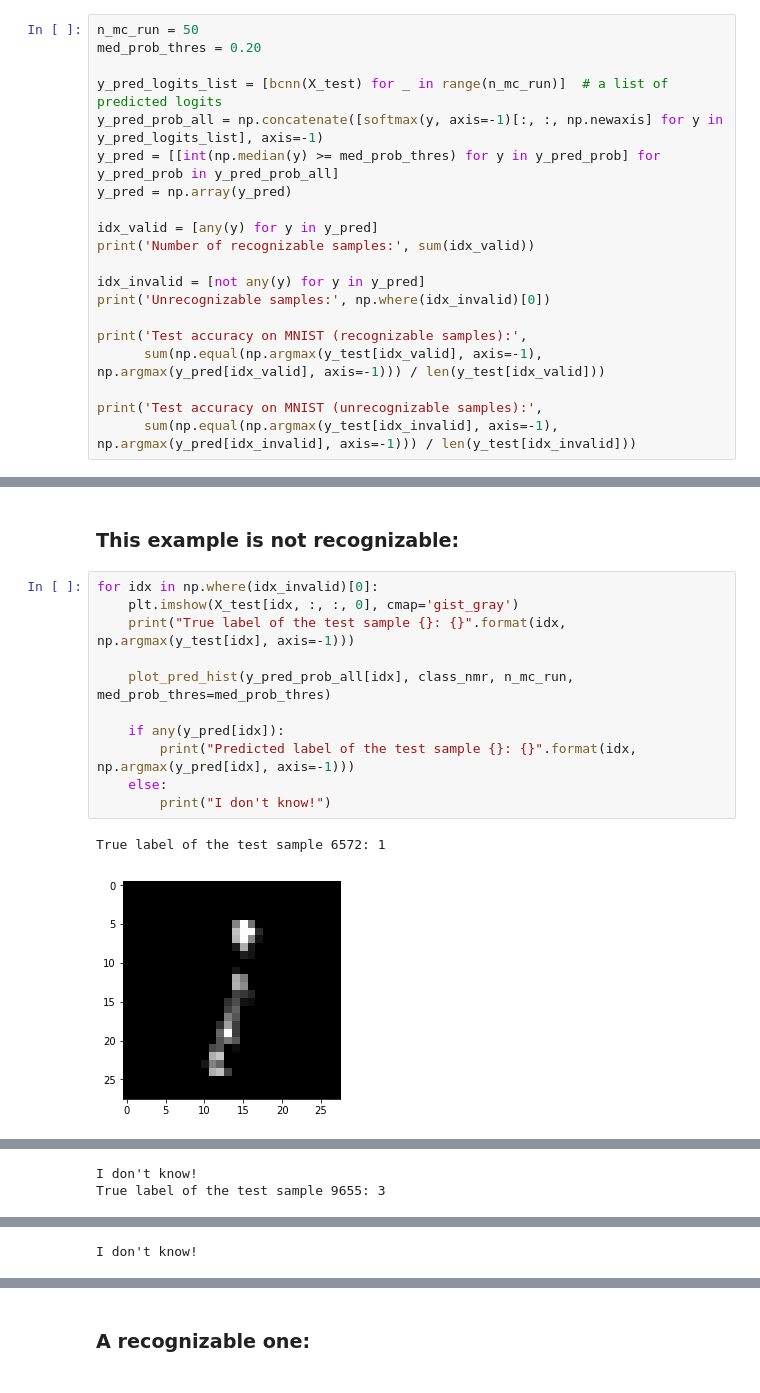
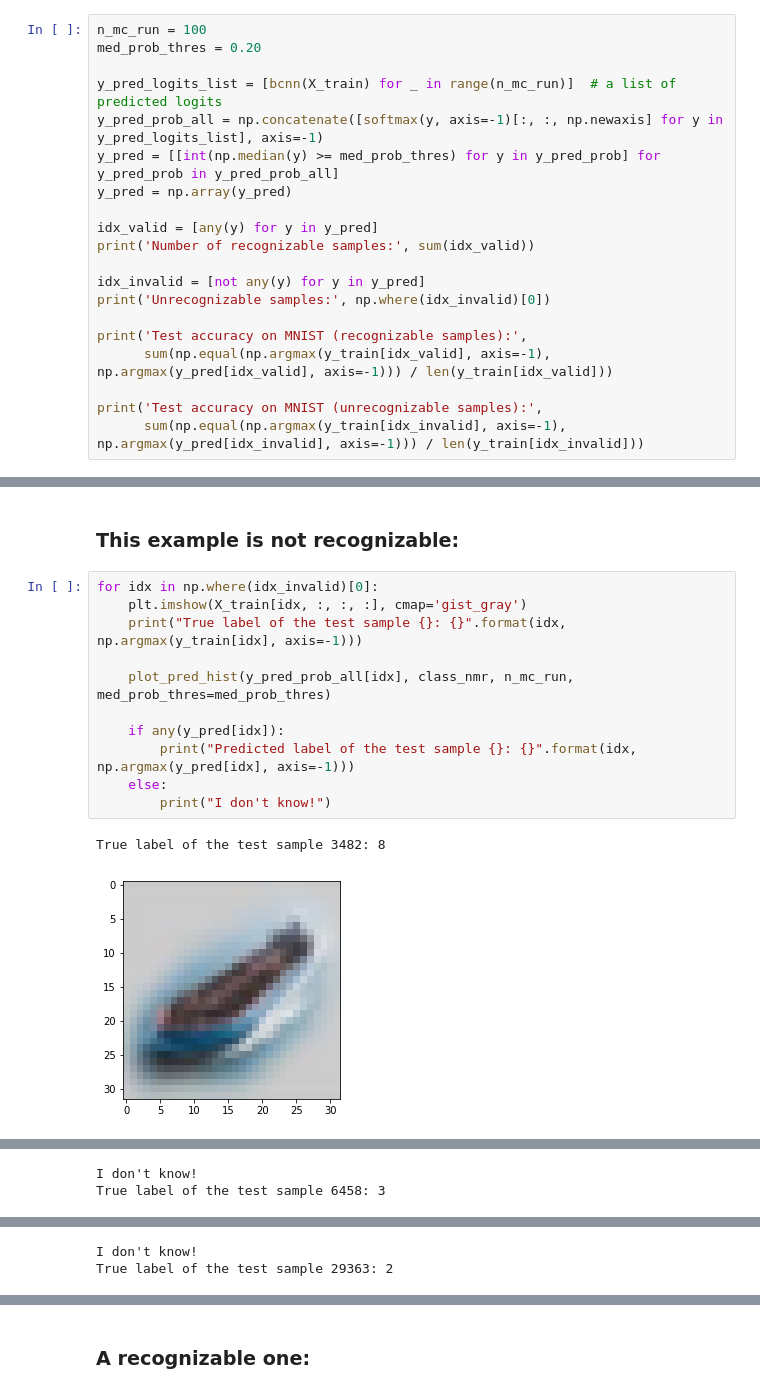
Before and after one commit to purva98/easy-bnn-with-tf2.0, a Jupyter notebook: bnn-tf2-CIFAR10.ipynb, the cells around one changed output, grey strips where cells are left out. Saved outputs shown, nothing was run; the diff lists cells and outputs as text.

Commit message:
worked well in training set

```diff
--- a/bnn-tf2-CIFAR10.ipynb
+++ b/bnn-tf2-CIFAR10.ipynb
@@ -229,10 +229,10 @@ Those illustrative functions were taken from https://github.com/zhulingchen/tfp-
 
 ### Here we have some statistics on recognizable and unrecognizable images from MNIST:
 # %%
-n_mc_run = 50
+n_mc_run = 100
 med_prob_thres = 0.20
 
-y_pred_logits_list = [bcnn(X_test) for _ in range(n_mc_run)]  # a list of predicted logits
+y_pred_logits_list = [bcnn(X_train) for _ in range(n_mc_run)]  # a list of predicted logits
 y_pred_prob_all = np.concatenate([softmax(y, axis=-1)[:, :, np.newaxis] for y in y_pred_logits_list], axis=-1)
 y_pred = [[int(np.median(y) >= med_prob_thres) for y in y_pred_prob] for y_pred_prob in y_pred_prob_all]
 y_pred = np.array(y_pred)
@@ -244,7 +244,7 @@ idx_invalid = [not any(y) for y in y_pred]
 print('Unrecognizable samples:', np.where(idx_invalid)[0])
 
 print('Test accuracy on MNIST (recognizable samples):',
-      sum(np.equal(np.argmax(y_test[idx_valid], axis=-1), np.argmax(y_pred[idx_valid], axis=-1))) / len(y_test[idx_valid]))
+      sum(np.equal(np.argmax(y_train[idx_valid], axis=-1), np.argmax(y_pred[idx_valid], axis=-1))) / len(y_train[idx_valid]))
 
 print('Test accuracy on MNIST (unrecognizable samples):',
-      sum(np.equal(np.argmax(y_test[idx_invalid], axis=-1), np.argmax(y_pred[idx_invalid], axis=-1))) / len(y_test[idx_invalid]))
+      sum(np.equal(np.argmax(y_train[idx_invalid], axis=-1), np.argmax(y_pred[idx_invalid], axis=-1))) / len(y_train[idx_invalid]))
@@ -271,15 +276,15 @@ def plot_pred_hist(y_pred, n_class, n_mc_run, n_bins=30, med_prob_thres=0.2, n_s
 ### This example is not recognizable:
 # %%
 for idx in np.where(idx_invalid)[0]:
-    plt.imshow(X_test[idx, :, :, 0], cmap='gist_gray')
-    print("True label of the test sample {}: {}".format(idx, np.argmax(y_test[idx], axis=-1)))
+    plt.imshow(X_train[idx, :, :, :], cmap='gist_gray')
+    print("True label of the test sample {}: {}".format(idx, np.argmax(y_train[idx], axis=-1)))
 
     plot_pred_hist(y_pred_prob_all[idx], class_nmr, n_mc_run, med_prob_thres=med_prob_thres)
 
     if any(y_pred[idx]):
         print("Predicted label of the test sample {}: {}".format(idx, np.argmax(y_pred[idx], axis=-1)))
     else:
         print("I don't know!")
 # %% [output]
-True label of the test sample 6572: 1
+True label of the test sample 3482: 8
-[figure, old version]
+[figure, new version]
@@ -287,2 +292,2 @@ True label of the test sample 6572: 1
 I don't know!
-True label of the test sample 9655: 3
+True label of the test sample 6458: 3
@@ -291 +296,2 @@ True label of the test sample 9655: 3
 I don't know!
+True label of the test sample 29363: 2
```
Also changed, not shown: parts of 3 cells of this notebook.
